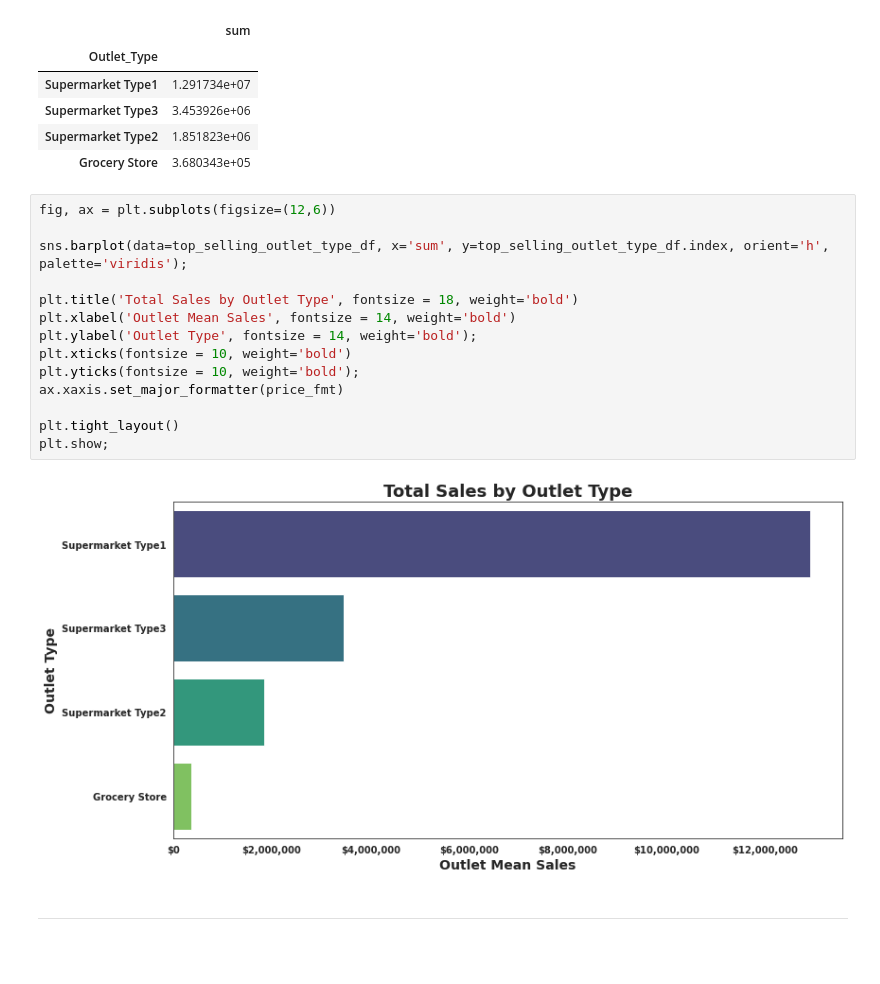
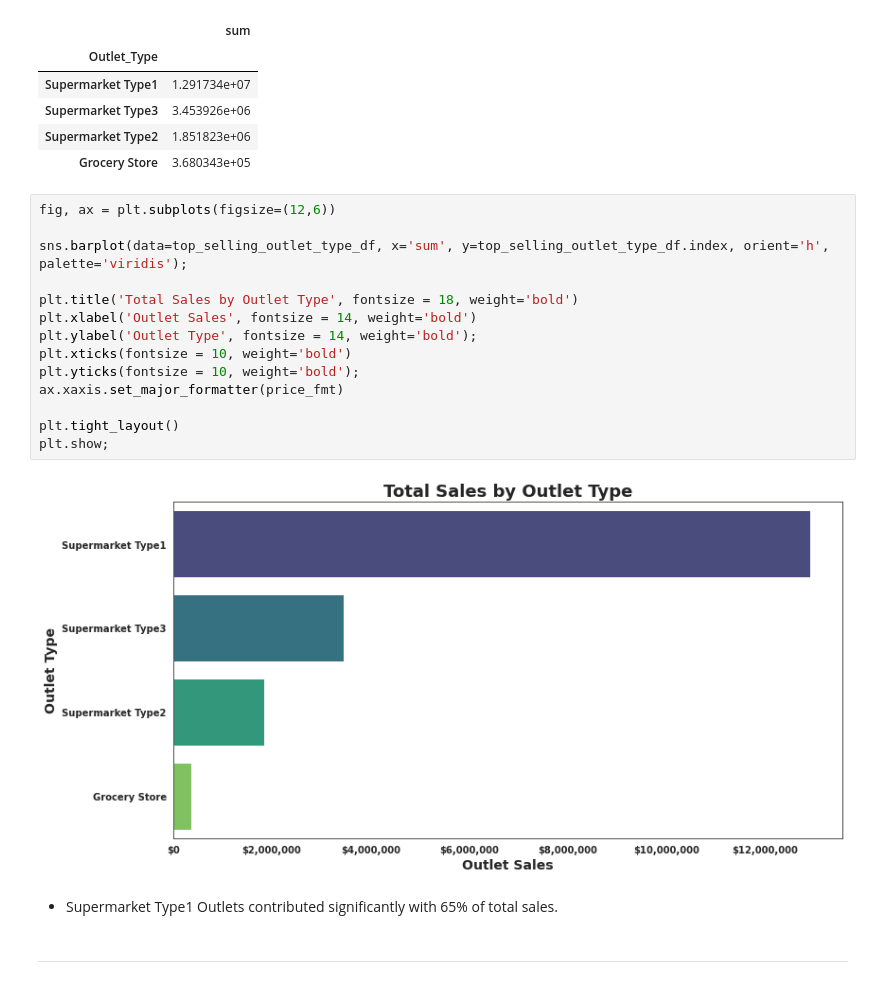
Before and after one commit to YBilodeau/Sales-Predictions, a Jupyter notebook: Sales_Prediction_Project.ipynb, the cells around one changed output. Saved outputs shown, nothing was run; the diff lists cells and outputs as text; blank space fills up the shorter version.

```diff
--- a/Sales_Prediction_Project.ipynb
+++ b/Sales_Prediction_Project.ipynb
@@ -1149,19 +1213,21 @@ top_selling_outlet_type_df
 # %%
 fig, ax = plt.subplots(figsize=(12,6))
 
 sns.barplot(data=top_selling_outlet_type_df, x='sum', y=top_selling_outlet_type_df.index, orient='h', palette='viridis');
 
 plt.title('Total Sales by Outlet Type', fontsize = 18, weight='bold')
-plt.xlabel('Outlet Mean Sales', fontsize = 14, weight='bold')
+plt.xlabel('Outlet Sales', fontsize = 14, weight='bold')
 plt.ylabel('Outlet Type', fontsize = 14, weight='bold');
 plt.xticks(fontsize = 10, weight='bold')
 plt.yticks(fontsize = 10, weight='bold');
 ax.xaxis.set_major_formatter(price_fmt)
 
 plt.tight_layout()
 plt.show;
 # %% [output]
-[figure, old version]
+[figure, new version]
+# %% [markdown]
+- Supermarket Type1 Outlets contributed significantly with 65% of total sales.
 # %% [markdown]
 
 
```
Also changed, not shown: parts of 24 cells of this notebook.
